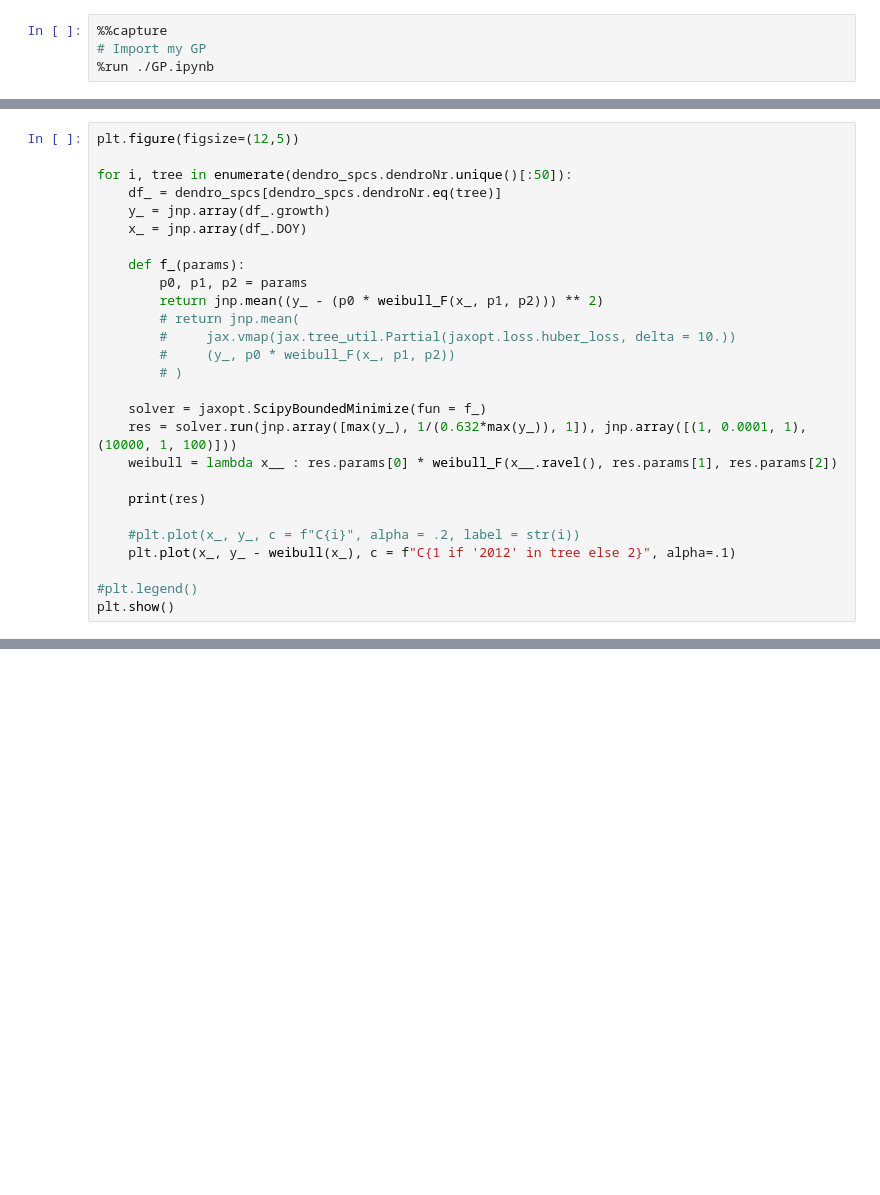
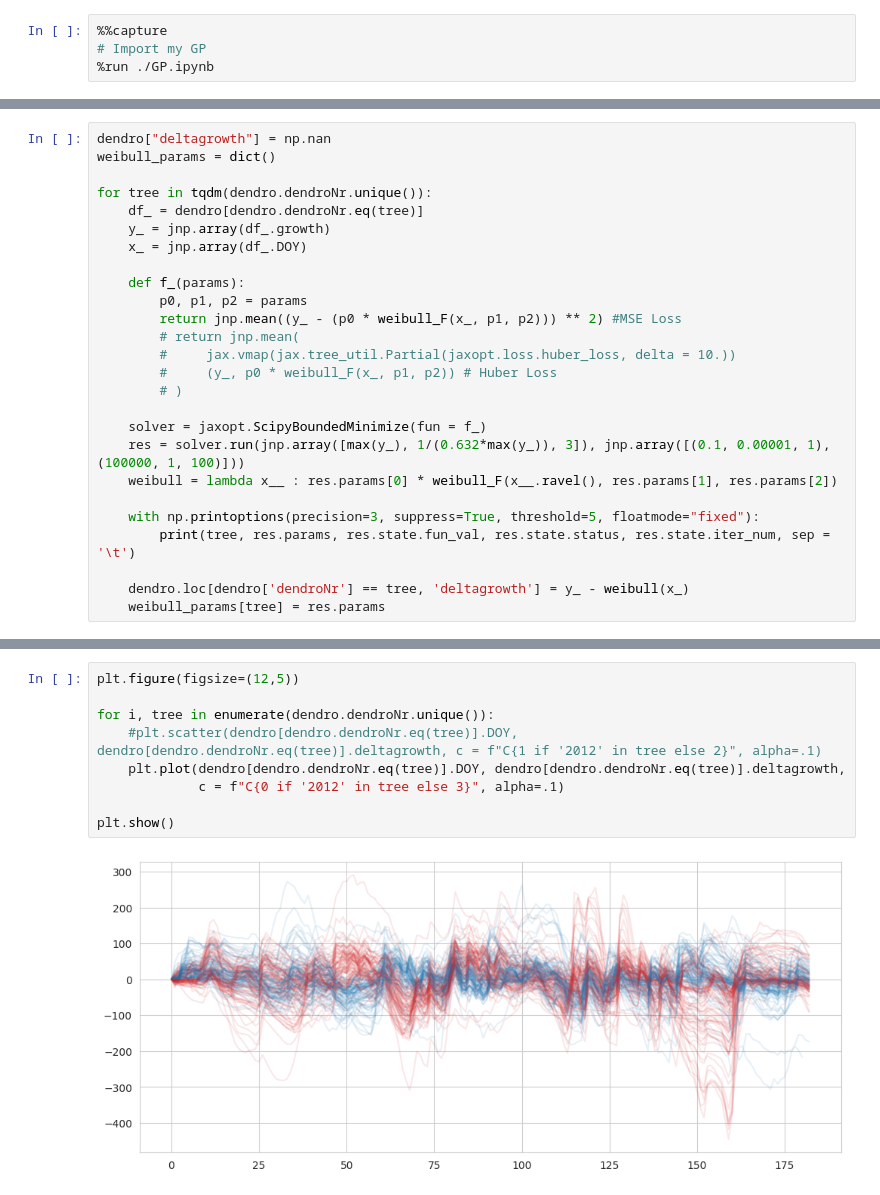
Before and after one commit to ItsNiklas/sparse-gaussian-processes, a Jupyter notebook: Dendro.ipynb, the cells around one changed output, grey strips where cells are left out. Drawn from its saved outputs; the diff is of its cells as text; blank space fills up the shorter version.

Commit message:
GP per Tree, Part 2

```diff
--- a/Dendro.ipynb
+++ b/Dendro.ipynb
@@ -65,28 +43,27 @@ array(['HA_001_2012', 'HA_001_2013', 'HA_006_2012', 'HA_006_2013',
 # %%
-plt.figure(figsize=(12,5))
+dendro["deltagrowth"] = np.nan
+weibull_params = dict()
 
-for i, tree in enumerate(dendro_spcs.dendroNr.unique()[:50]):
-    df_ = dendro_spcs[dendro_spcs.dendroNr.eq(tree)]
+for tree in tqdm(dendro.dendroNr.unique()):
+    df_ = dendro[dendro.dendroNr.eq(tree)]
     y_ = jnp.array(df_.growth)
     x_ = jnp.array(df_.DOY)
 
     def f_(params):
         p0, p1, p2 = params
-        return jnp.mean((y_ - (p0 * weibull_F(x_, p1, p2))) ** 2)
+        return jnp.mean((y_ - (p0 * weibull_F(x_, p1, p2))) ** 2) #MSE Loss
         # return jnp.mean(
         #     jax.vmap(jax.tree_util.Partial(jaxopt.loss.huber_loss, delta = 10.))
-        #     (y_, p0 * weibull_F(x_, p1, p2))
+        #     (y_, p0 * weibull_F(x_, p1, p2)) # Huber Loss
         # )
 
     solver = jaxopt.ScipyBoundedMinimize(fun = f_)
-    res = solver.run(jnp.array([max(y_), 1/(0.632*max(y_)), 1]), jnp.array([(1, 0.0001, 1), (10000, 1, 100)]))
+    res = solver.run(jnp.array([max(y_), 1/(0.632*max(y_)), 3]), jnp.array([(0.1, 0.00001, 1), (100000, 1, 100)]))
     weibull = lambda x__ : res.params[0] * weibull_F(x__.ravel(), res.params[1], res.params[2])
 
-    print(res)
+    with np.printoptions(precision=3, suppress=True, threshold=5, floatmode="fixed"):
+        print(tree, res.params, res.state.fun_val, res.state.status, res.state.iter_num, sep = '\t')
 
-    #plt.plot(x_, y_, c = f"C{i}", alpha = .2, label = str(i))
-    plt.plot(x_, y_ - weibull(x_), c = f"C{1 if '2012' in tree else 2}", alpha=.1)
-
-#plt.legend()
-plt.show()
+    dendro.loc[dendro['dendroNr'] == tree, 'deltagrowth'] = y_ - weibull(x_)
+    weibull_params[tree] = res.params
 # %% [output]
@@ -179,0 +87,11 @@ plt.show()
+# %%
+plt.figure(figsize=(12,5))
+
+for i, tree in enumerate(dendro.dendroNr.unique()):
+    #plt.scatter(dendro[dendro.dendroNr.eq(tree)].DOY, dendro[dendro.dendroNr.eq(tree)].deltagrowth, c = f"C{1 if '2012' in tree else 2}", alpha=.1)
+    plt.plot(dendro[dendro.dendroNr.eq(tree)].DOY, dendro[dendro.dendroNr.eq(tree)].deltagrowth,
+             c = f"C{0 if '2012' in tree else 3}", alpha=.1)
+
+plt.show()
+# %% [output]
+[figure, added]
```
Also changed, not shown: parts of 7 cells of this notebook, 1 other file.
